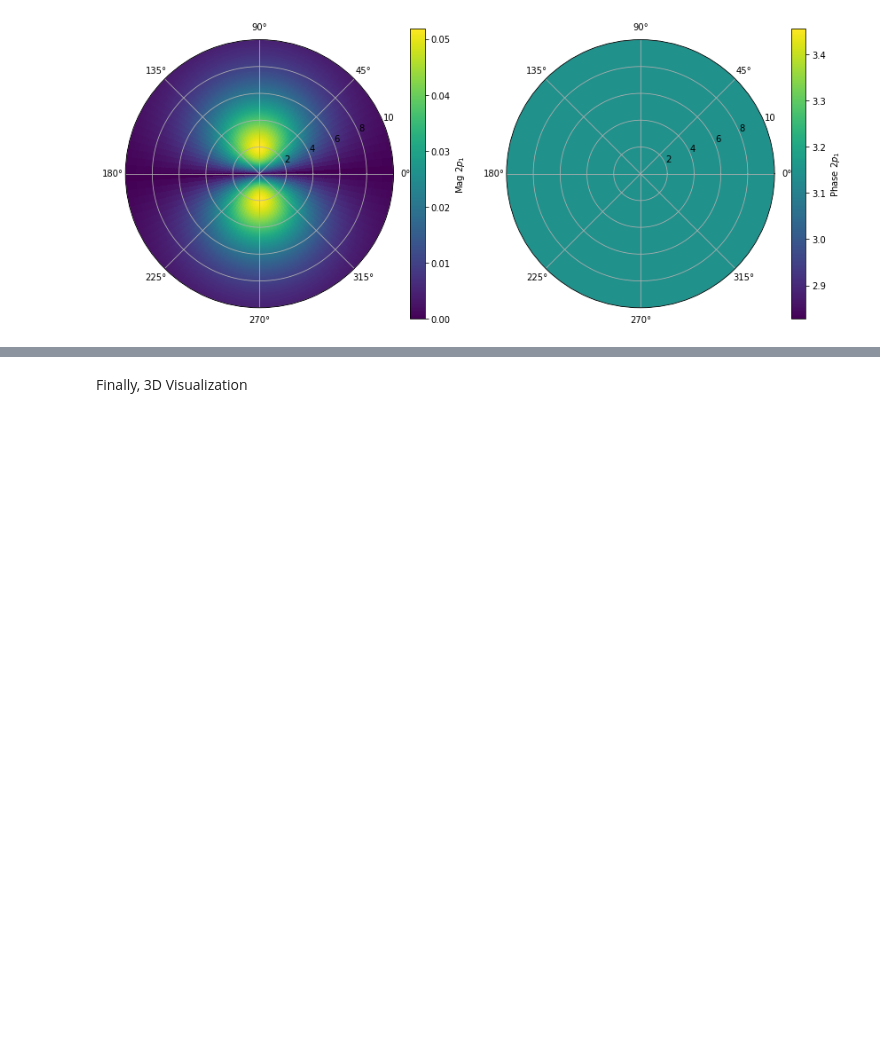
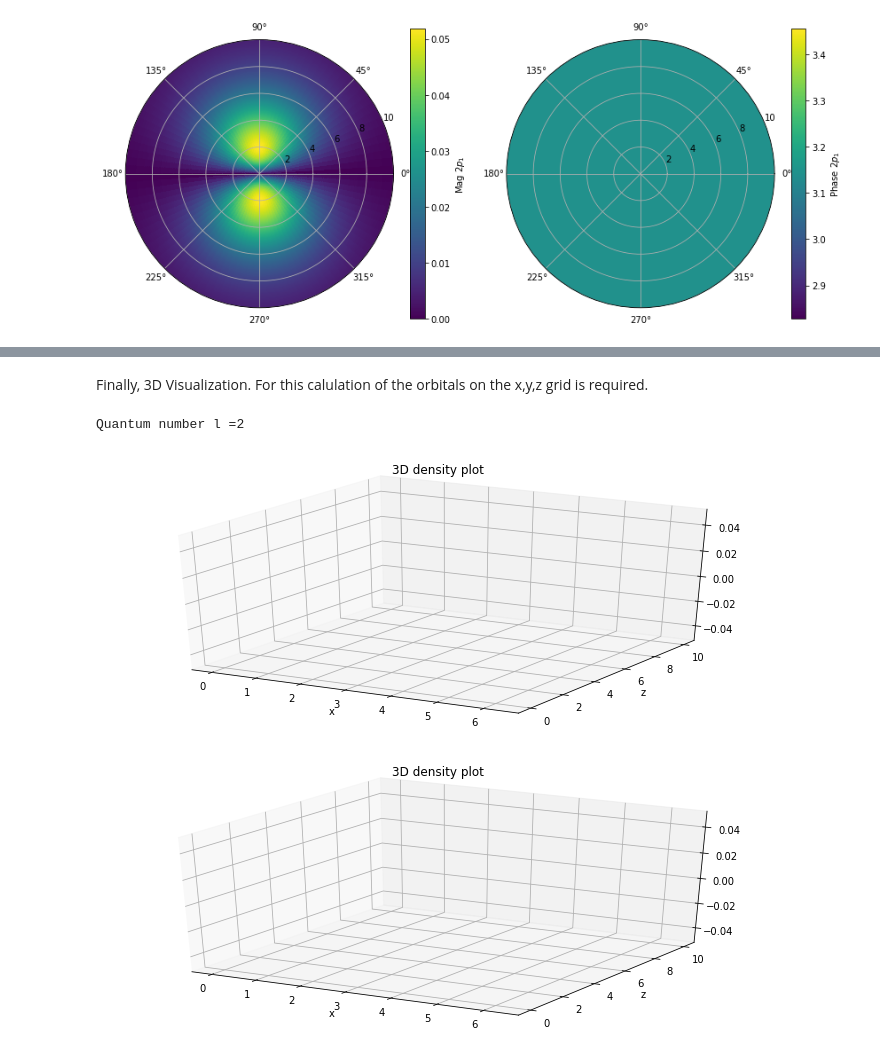
Before and after one commit to jasmineA20/Hydrogen, a Jupyter notebook: Project.ipynb, the cells around one changed output, grey strips where cells are left out. Drawn from its saved outputs; the diff is of its cells as text; code cells hidden in the pictures; blank space fills up the shorter version.

```diff
--- a/Project.ipynb
+++ b/Project.ipynb
@@ -159,2 +160,0 @@ Enter quantum number l 1
-# %% [markdown]
-Finally, 3D Visualization
@@ -166,0 +161,2 @@ h1 = h_orbital(5,0,0,2,1,1)
+# %% [markdown]
+Finally, 3D Visualization. For this calulation of the orbitals on the x,y,z grid is required.
@@ -166,0 +165,39 @@ h1 = h_orbital(5,0,0,2,1,1)
+# %%
+xyz = np.linspace(-10,10,51)
+x,y,z = np.meshgrid(xyz,xyz,xyz,sparse=True)
+origin = (xyz[-1]-xyz[0])/2
+
+h1 = h_orbital(5,0,0,2,1,0)
+
+r = np.linspace(0,10.,1000,endpoint=False)
+t = np.linspace(0,np.pi,100,endpoint=True)
+r5, th5, ph5 = np.meshgrid(r,t,p,indexing='ij',sparse=True)
+p = np.linspace(0,2*np.pi,100,endpoint=False)
+
+def plot3D(r,phi,psi,label):
+    fig = plt.figure(figsize=(12,5))
+    ax = plt.axes(projection='3d')
+    mesh = ax.plot_surface(phi,r,np.absolute(psi),rstride=1,cstride=1,cmap='viridis',edgecolor='none')
+    ax.set_xlabel('x')
+    ax.set_ylabel('y')
+    ax.set_ylabel('z')
+    ax.set_title('3D density plot')
+    ax.grid()
+    return fig
+
+r_plot = np.linspace(0,10.,100,endpoint=True)
+p_plot = np.linspace(0,2*np.pi,100,endpoint=True)
+
+rp_plot, th_plot, ph_plot = np.meshgrid(r_plot,t,p_plot,indexing='ij',sparse=True)
+
+l = int(input('Quantum number l ='))
+p_3Dorb= []
+a = l-1
+for m in (-a,a+1):
+    psi = h_orbital(r5,th5,ph5,2,l,m)
+    label = f"${l}p_{{{m}}}$"
+    p_3Dorb.append(plot3D(rp_plot[:,0,0],ph_plot[0,0,:],psi[:,0,:],label))
+# %% [output]
+Quantum number l =2
+[figure, added]
+[figure, added]
```
Also changed, not shown: parts of 4 cells of this notebook.
